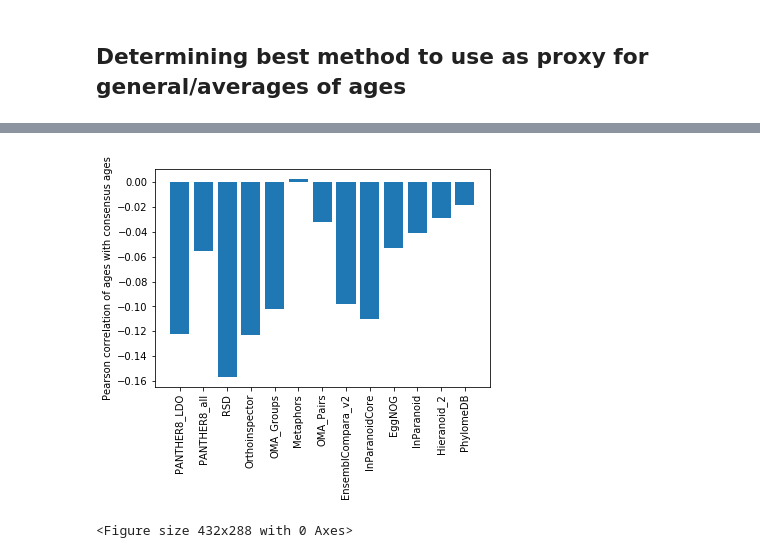
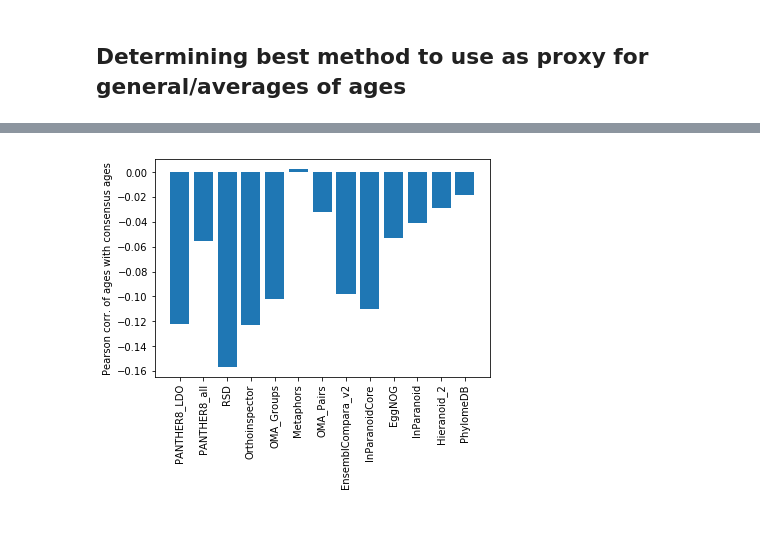
Before and after one commit to angwhen/geneage, a Jupyter notebook: MakeFigsForChosenAgeEstMethod.ipynb, the cells around one changed output, grey strips where cells are left out. Saved outputs shown, nothing was run; the diff lists cells and outputs as text; code cells hidden in the pictures; blank space fills up the shorter version.

Commit message:
mak figs for chosen age est method ... finding best chosen age est method

```diff
--- a/MakeFigsForChosenAgeEstMethod.ipynb
+++ b/MakeFigsForChosenAgeEstMethod.ipynb
@@ -42,6 +42,7 @@ def get_data_in_dataframe(function_to_ages,ages_list):
 # %%
 dataset_to_gene_to_age_dict = pickle.load(open("data/dataset_to_gene_to_age_dict.p","rb"))
 dataset_list = dataset_to_gene_to_age_dict.keys()
+dataset_list = list(dataset_list)
 print (dataset_list)
 
 dataset_to_function_to_age_dict = {}
@@ -66,16 +67,19 @@ gen_df = pickle.dump(df,open("data/basic_df.p","wb"))
 dataset_to_gene_to_age_dict = pickle.load(open("data/dataset_to_gene_to_age_dict.p","rb"))
 gene_to_age_dict = pickle.load(open("data/gene_to_age_simplified_dict.p","rb"))
 methods_to_corr_dict = {}
+methods_to_scatter_dict = {} # store tuple of arrays, (method_ages, consensus_ages with same sorting)
 
 for dataset in dataset_list:
     (keys,values) = zip(*dataset_to_gene_to_age_dict[dataset].items())
     genes1 = [g for g, age in zip(keys, values) if age != None]
-
     (keys,values) = zip(*gene_to_age_dict.items())
     genes2 = [g for g, age in zip(keys, values) if age != None]
 
     common_genes = set(genes1) & set(genes2)
     ages1 = [dataset_to_gene_to_age_dict[dataset][gene] for gene in common_genes]
     ages2 = [gene_to_age_dict[gene] for gene in common_genes]
+
     corr = np.corrcoef(ages1,ages2)[0][1]
     methods_to_corr_dict[dataset] = corr
+
+    methods_to_scatter_dict[dataset] = (ages1,ages2)
@@ -100,9 +86,8 @@ for dataset in dataset_list:
 # %%
 plt.bar(range(len(methods_to_corr_dict)), list(methods_to_corr_dict.values()), align='center')
 plt.xticks(range(len(methods_to_corr_dict)), list(methods_to_corr_dict.keys()), rotation='vertical')
-plt.ylabel("Pearson correlation of ages with consensus ages")
+plt.ylabel("Pearson corr. of ages with consensus ages")
+plt.savefig("figures/pearson_correlation_of_ages_from_diff_methods_with_consensus_ages.png")
 plt.show()
-plt.savefig("figures/pearson_correlation_of_ages_from_diff_methods_with_consensus_ages.png")
 # %% [output]
-[figure, old version]
+[figure, new version]
-<Figure size 432x288 with 0 Axes>
```
Also changed, not shown: parts of 2 cells of this notebook.
